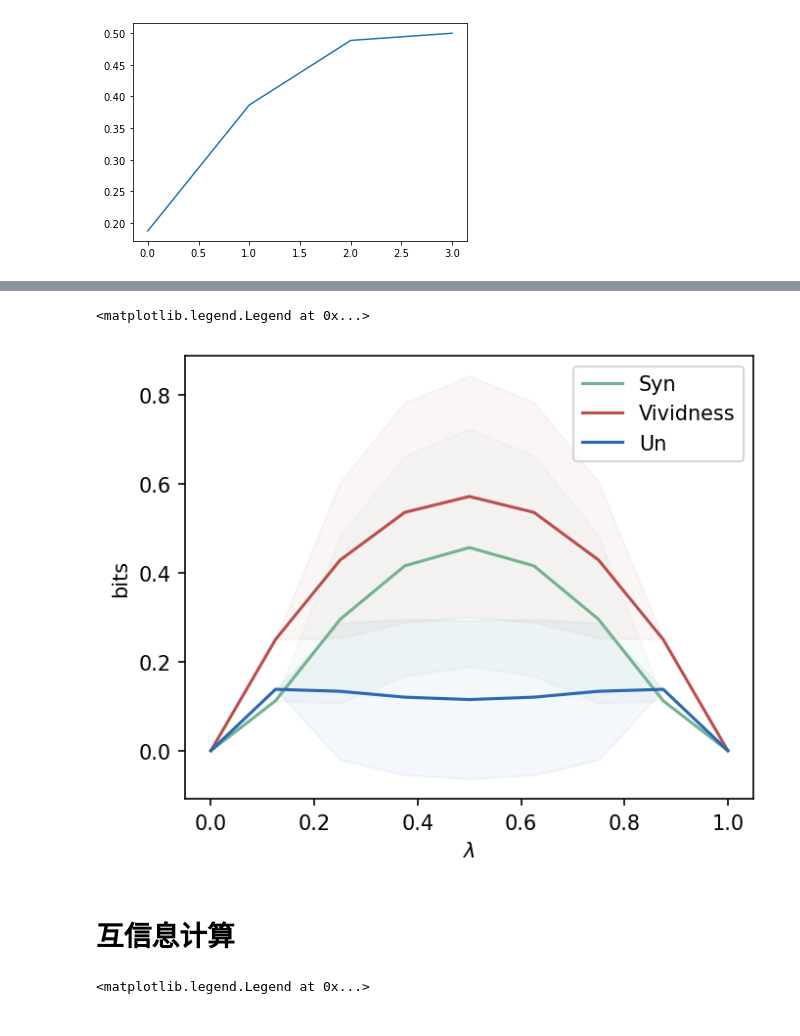
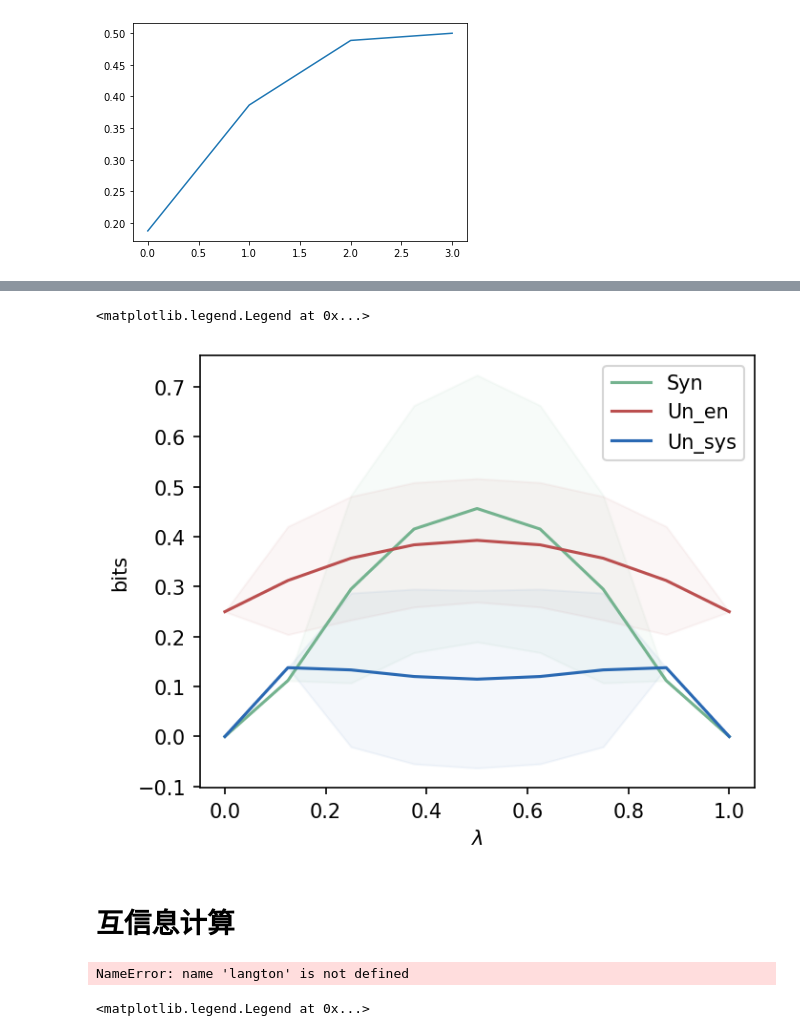
Before and after one commit to Lyn1216/Local-EI-project, a Jupyter notebook: exp/cellular automaton/local_ca.ipynb, the cells around one changed output, grey strips where cells are left out. Saved outputs shown, nothing was run; the diff lists cells and outputs as text; code cells hidden in the pictures.

```diff
--- a/exp/cellular automaton/local_ca.ipynb
+++ b/exp/cellular automaton/local_ca.ipynb
@@ -227,40 +216,39 @@ plt.show()
 # %%
 langton_lams_syn = {i:[] for i in range(9)}
-langton_lams_ei = {i:[] for i in range(9)}
+langton_lams_un_en = {i:[] for i in range(9)}
 langton_lams_un = {i:[] for i in range(9)}
-langton_lams_vv = {i:[] for i in range(9)}
+
 for r in range(256):
     idx = int(langton(r) * 8)
     langton_lams_syn[idx].append(syn_list[r])
-    langton_lams_ei[idx].append(ei_list[r])
+    langton_lams_un_en[idx].append(un_en_list[r])
     langton_lams_un[idx].append(un_list[r])
-    langton_lams_vv[idx].append(vivid_list[r])
+
 
 means = np.array([np.mean(values) for values in langton_lams_syn.values()])
 std_devs = np.array([np.std(values) for values in langton_lams_syn.values()])
-means1 = np.array([np.mean(values) for values in langton_lams_ei.values()])
-std_devs1 = np.array([np.std(values) for values in langton_lams_ei.values()])
+means1 = np.array([np.mean(values) for values in langton_lams_un_en.values()])
+std_devs1 = np.array([np.std(values) for values in langton_lams_un_en.values()])
 means2 = np.array([np.mean(values) for values in langton_lams_un.values()])
 std_devs2 = np.array([np.std(values) for values in langton_lams_un.values()])
-means3 = np.array([np.mean(values) for values in langton_lams_vv.values()])
-std_devs3 = np.array([np.std(values) for values in langton_lams_vv.values()])
+
 
 plt.figure(figsize=(5,4), dpi=150)
 # 绘制折线图
 #plt.plot([i/8 for i in range(9)], means3, color='#BB4F4F', label='vividness')
 #plt.fill_between([i/8 for i in range(9)], means3+std_devs3, means3-std_devs3, color='#BB4F4F', alpha=0.05)
 plt.plot([i/8 for i in range(9)], means, color='#74B38F', label='Syn')
 plt.fill_between([i/8 for i in range(9)], means+std_devs, means-std_devs, color='#74B38F', alpha=0.05)
-plt.plot([i/8 for i in range(9)], means1, color='#BB4F4F', label='Vividness')
+plt.plot([i/8 for i in range(9)], means1, color='#BB4F4F', label='Un_en')
 plt.fill_between([i/8 for i in range(9)], means1+std_devs1, means1-std_devs1, color='#BB4F4F', alpha=0.05)
-plt.plot([i/8 for i in range(9)], means2, color='#2A69B3', label='Un')
+plt.plot([i/8 for i in range(9)], means2, color='#2A69B3', label='Un_sys')
 plt.fill_between([i/8 for i in range(9)], means2+std_devs2, means2-std_devs2, color='#2A69B3', alpha=0.05)
 plt.xlabel('$\lambda$')
 plt.ylabel('bits')
 plt.legend()
 # %% [output]
 <matplotlib.legend.Legend at 0x...>
-[figure, old version]
+[figure, new version]
 # %% [markdown]
 # 互信息计算
 # %%
@@ -274,9 +262,16 @@ def ca_mi(showmatrix):
     return mi
 
 for r in range(256):
-    showmatrix, _, _, _= cellular_automaton_homo(rule=r, generations=120, p0_list=[0], size=120, middle_size=1)
+    showmatrix, _, _, _= cellular_automaton_homo(rule=r, generations=120, p0_list=[0], size=120, mech_size=1)
     idx = int(langton(r) * 8)
     langton_lams_mi[idx].append(ca_mi(showmatrix))
+
+
+
+with open('langton_lams_mi.pkl', 'wb') as f:
+    pickle.dump(langton_lams_mi, f)
+# %% [output]
+NameError: name 'langton' is not defined
 # %%
 means4 = np.array([np.mean(values) for values in langton_lams_mi.values()])
 std_devs4 = np.array([np.std(values) for values in langton_lams_mi.values()])
```
Also changed, not shown: parts of 10 cells of this notebook, 2 other files.
